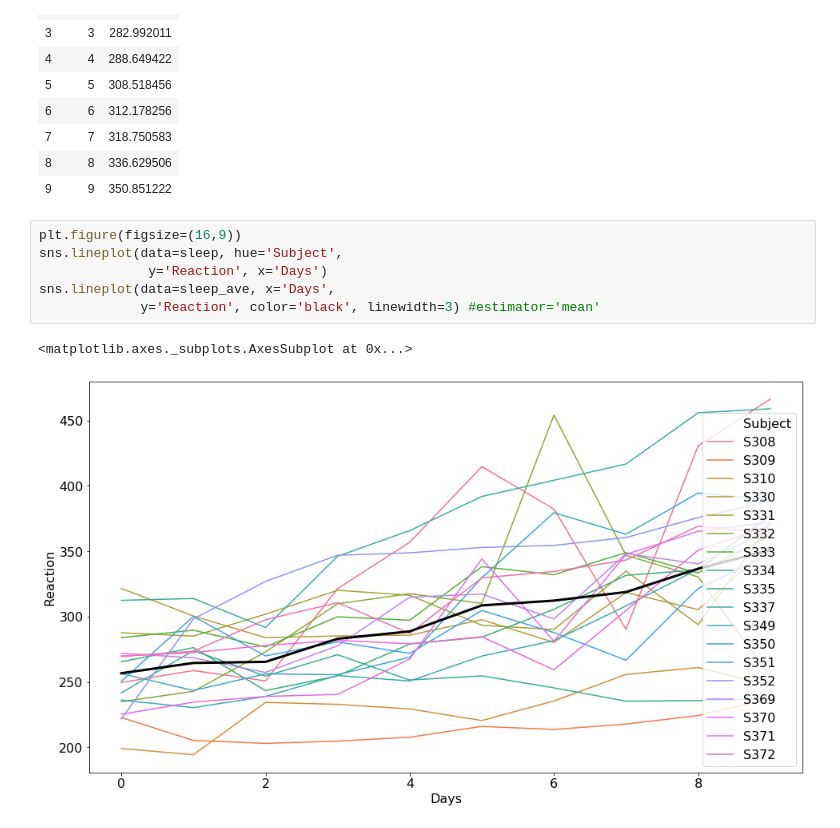
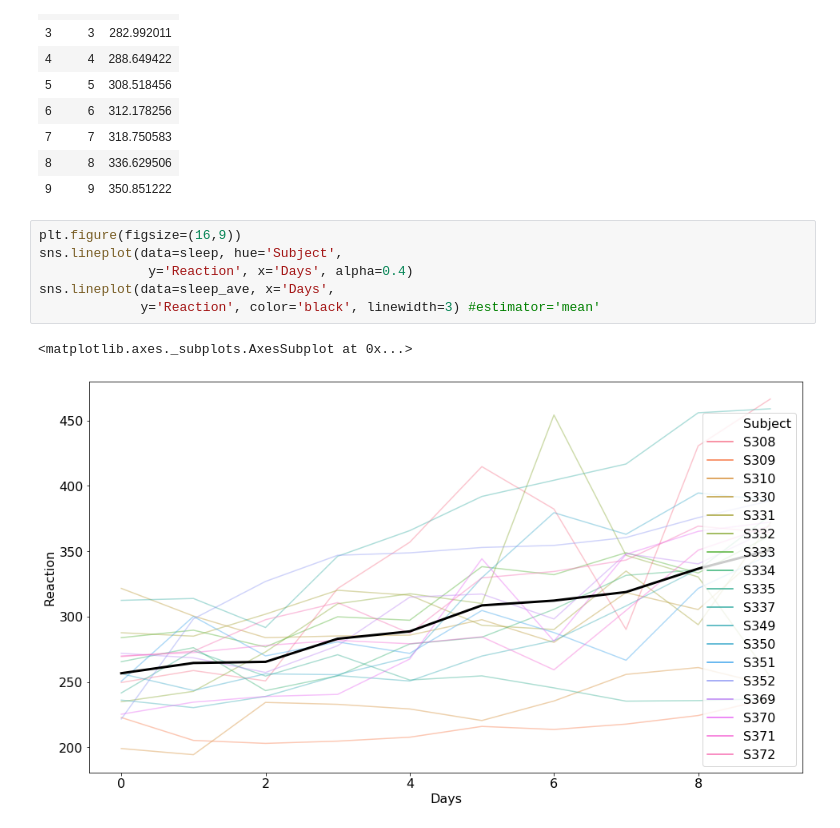
Before and after one commit to CameronGTaylor/python-exercises, a Jupyter notebook: 4.8.5_seaborn_exercises.ipynb, the cells around one changed output. Saved outputs shown, nothing was run; the diff lists cells and outputs as text.

```diff
--- a/4.8.5_seaborn_exercises.ipynb
+++ b/4.8.5_seaborn_exercises.ipynb
@@ -150,9 +150,9 @@ sleep_ave
 # %%
 plt.figure(figsize=(16,9))
 sns.lineplot(data=sleep, hue='Subject',
-              y='Reaction', x='Days')
+              y='Reaction', x='Days', alpha=0.4)
 sns.lineplot(data=sleep_ave, x='Days',
              y='Reaction', color='black', linewidth=3) #estimator='mean'
 # %% [output]
 <matplotlib.axes._subplots.AxesSubplot at 0x...>
-[figure, old version]
+[figure, new version]
```
Also changed, not shown: parts of 3 cells of this notebook, 1 other file.
